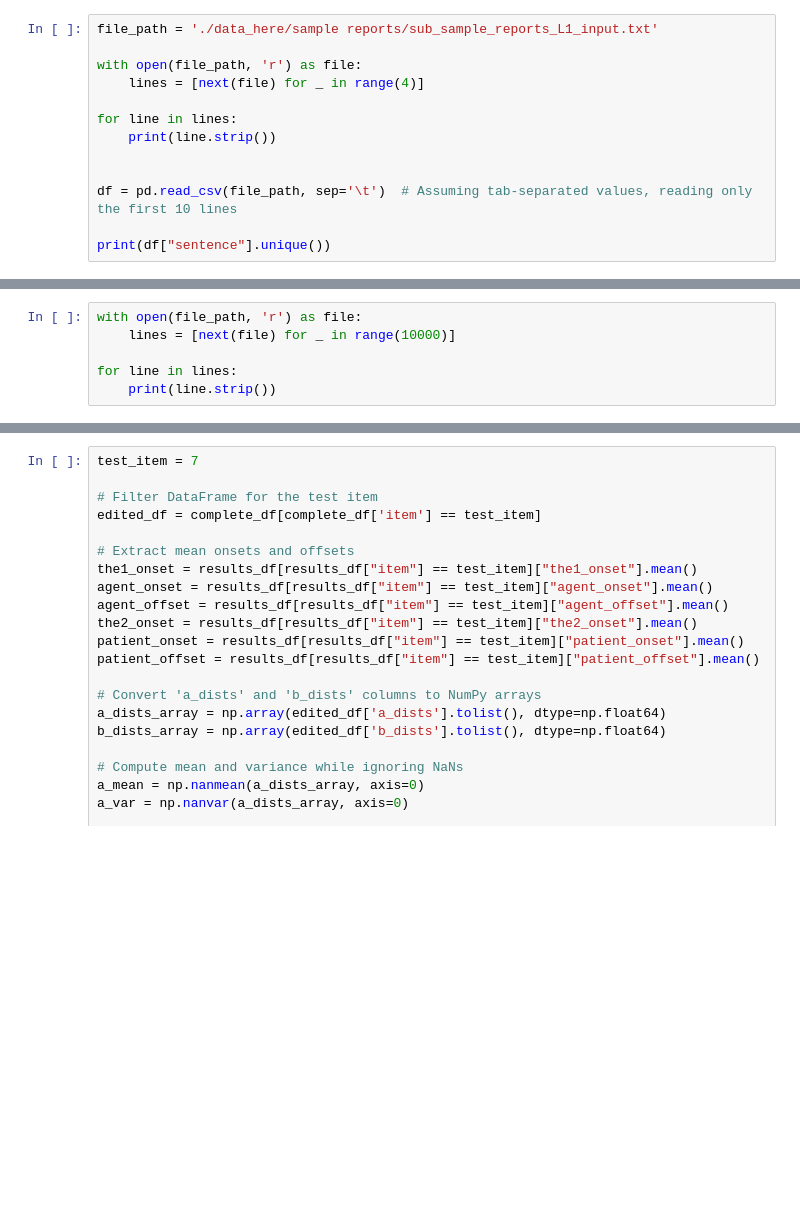
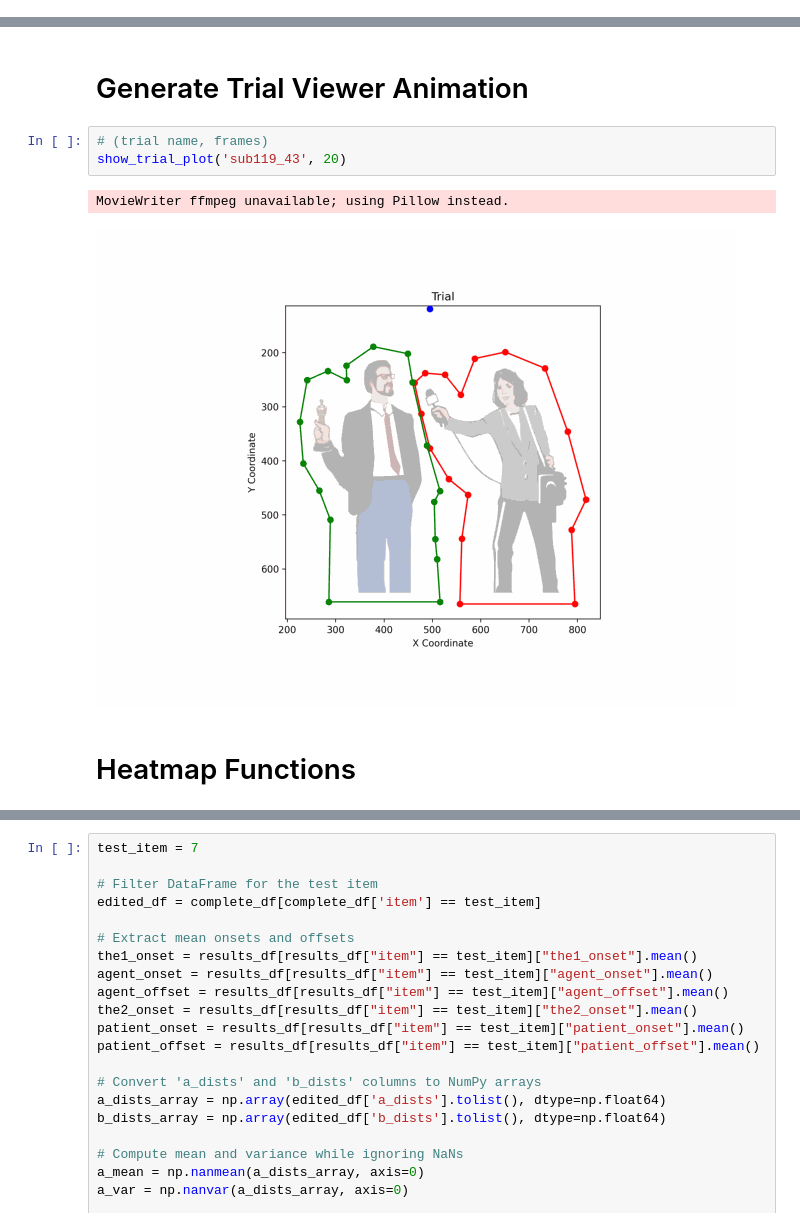
Before and after one commit to Yellowtintin/Clementine-Eye-tracking-thesis, a Jupyter notebook: Data_Exploration.ipynb, the cells around one changed output, grey strips where cells are left out. Drawn from its saved outputs; the diff is of its cells as text; blank space fills up the shorter version.

```diff
--- a/Data_Exploration.ipynb
+++ b/Data_Exploration.ipynb
@@ -582,13 +0,0 @@ def get_semantic_relationship(trial):
-# %%
-file_path = './data_here/sample reports/sub_sample_reports_L1_input.txt'
-
-with open(file_path, 'r') as file:
-    lines = [next(file) for _ in range(4)]
-
-for line in lines:
-    print(line.strip())
-
-
-df = pd.read_csv(file_path, sep='\t')  # Assuming tab-separated values, reading only the first 10 lines
-
-print(df["sentence"].unique())
@@ -632,6 +0,0 @@ print(df["sentence"].unique())
-# %%
-with open(file_path, 'r') as file:
-    lines = [next(file) for _ in range(10000)]
-
-for line in lines:
-    print(line.strip())
@@ -882,0 +252,10 @@ R-squared: 0.6956
+# %% [markdown]
+# Generate Trial Viewer Animation
+# %%
+# (trial name, frames)
+show_trial_plot('sub119_43', 20)
+# %% [output]
+MovieWriter ffmpeg unavailable; using Pillow instead.
+[figure, added]
+# %% [markdown]
+# Heatmap Functions
```
Also changed, not shown: parts of 43 cells of this notebook, 3 other files.
